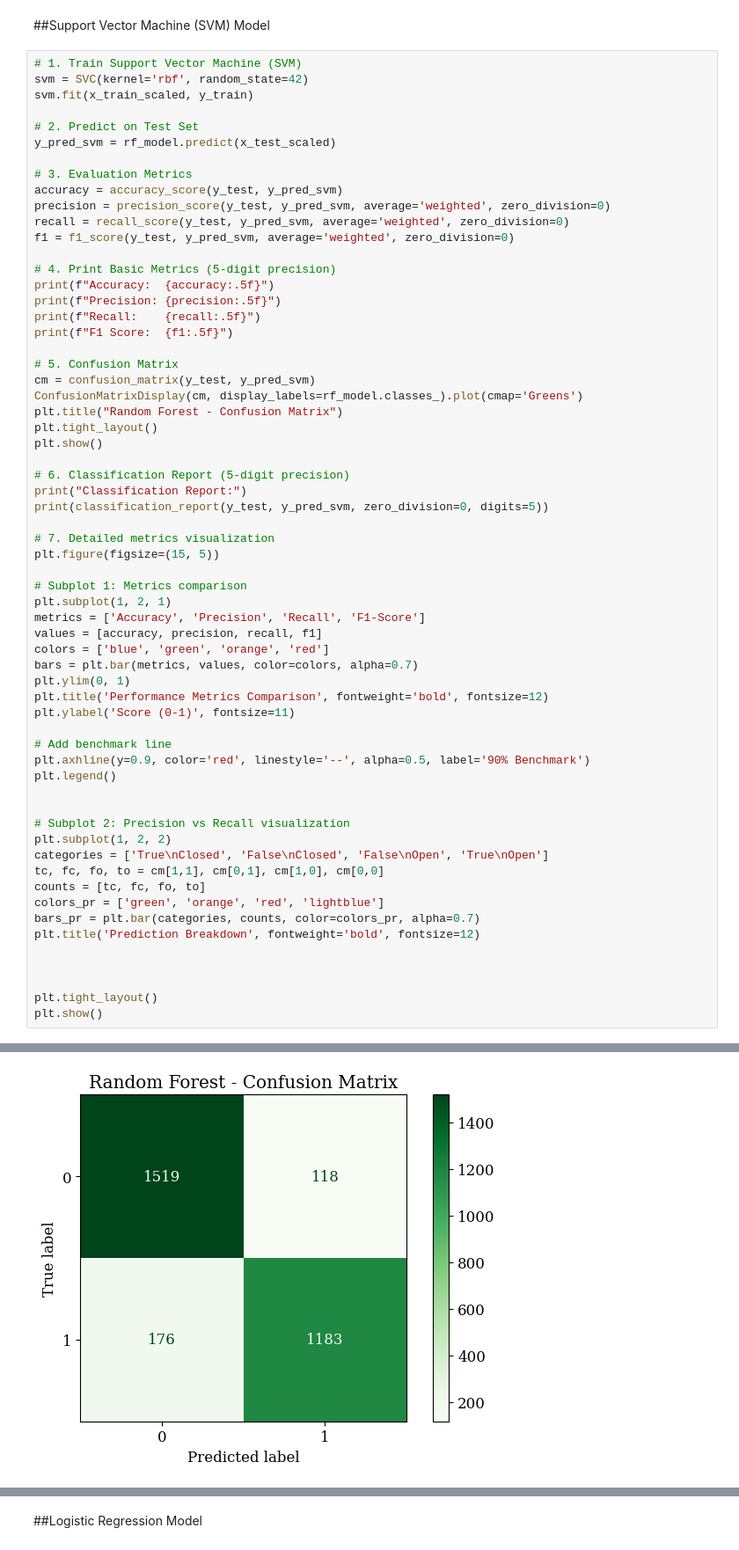
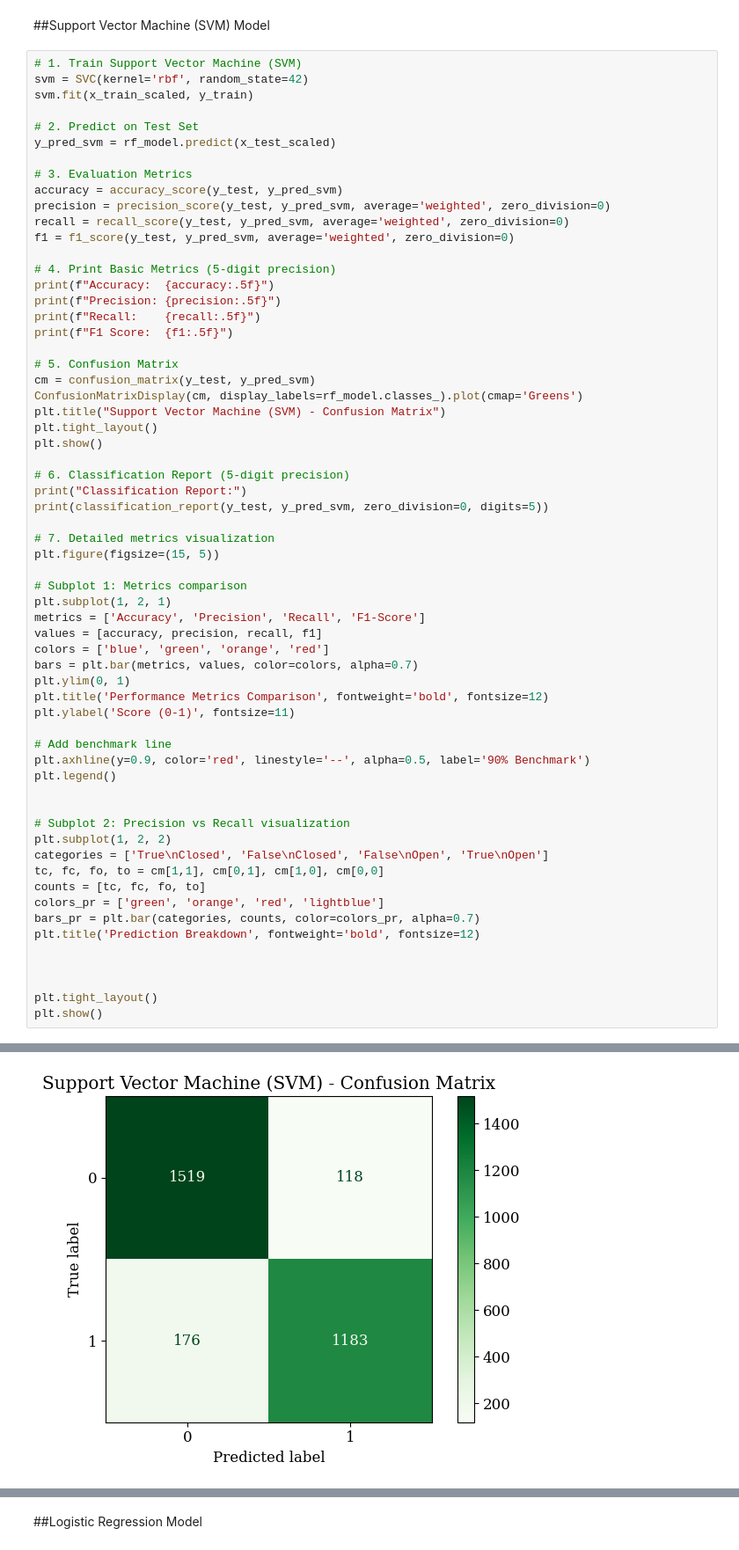
Before and after one commit to saad-the-noob/Skill_Morph_Assignment, a Jupyter notebook: Assignment_8_DT,_RF,_KNN_SVM_LR_for_EEG_Eye_State_Classification.ipynb, the cells around one changed output, grey strips where cells are left out. Shown: that part at 88% size. Saved outputs shown, nothing was run; the diff lists cells and outputs as text.

```diff
--- a/Assignment_8_DT,_RF,_KNN_SVM_LR_for_EEG_Eye_State_Classification.ipynb
+++ b/Assignment_8_DT,_RF,_KNN_SVM_LR_for_EEG_Eye_State_Classification.ipynb
@@ -309,7 +309,7 @@ print(f"F1 Score:  {f1:.5f}")
 # 5. Confusion Matrix
 cm = confusion_matrix(y_test, y_pred_svm)
 ConfusionMatrixDisplay(cm, display_labels=rf_model.classes_).plot(cmap='Greens')
-plt.title("Random Forest - Confusion Matrix")
+plt.title("Support Vector Machine (SVM) - Confusion Matrix")
 plt.tight_layout()
 plt.show()
 
@@ -326,34 +326,34 @@ metrics = ['Accuracy', 'Precision', 'Recall', 'F1-Score']
 values = [accuracy, precision, recall, f1]
 colors = ['blue', 'green', 'orange', 'red']
 bars = plt.bar(metrics, values, color=colors, alpha=0.7)
 plt.ylim(0, 1)
 plt.title('Performance Metrics Comparison', fontweight='bold', fontsize=12)
 plt.ylabel('Score (0-1)', fontsize=11)
 
 # Add benchmark line
 plt.axhline(y=0.9, color='red', linestyle='--', alpha=0.5, label='90% Benchmark')
 plt.legend()
 
 
 # Subplot 2: Precision vs Recall visualization
 plt.subplot(1, 2, 2)
 categories = ['True\nClosed', 'False\nClosed', 'False\nOpen', 'True\nOpen']
 tc, fc, fo, to = cm[1,1], cm[0,1], cm[1,0], cm[0,0]
 counts = [tc, fc, fo, to]
 colors_pr = ['green', 'orange', 'red', 'lightblue']
 bars_pr = plt.bar(categories, counts, color=colors_pr, alpha=0.7)
 plt.title('Prediction Breakdown', fontweight='bold', fontsize=12)
 
 
 
 plt.tight_layout()
 plt.show()
 # %% [output]
 Accuracy:  0.90187
 Precision: 0.90212
 Recall:    0.90187
 F1 Score:  0.90165
-[figure, old version]
+[figure, new version]
 Classification Report:
               precision    recall  f1-score   support
 
```
Also changed, not shown: parts of 1 cell of this notebook.
